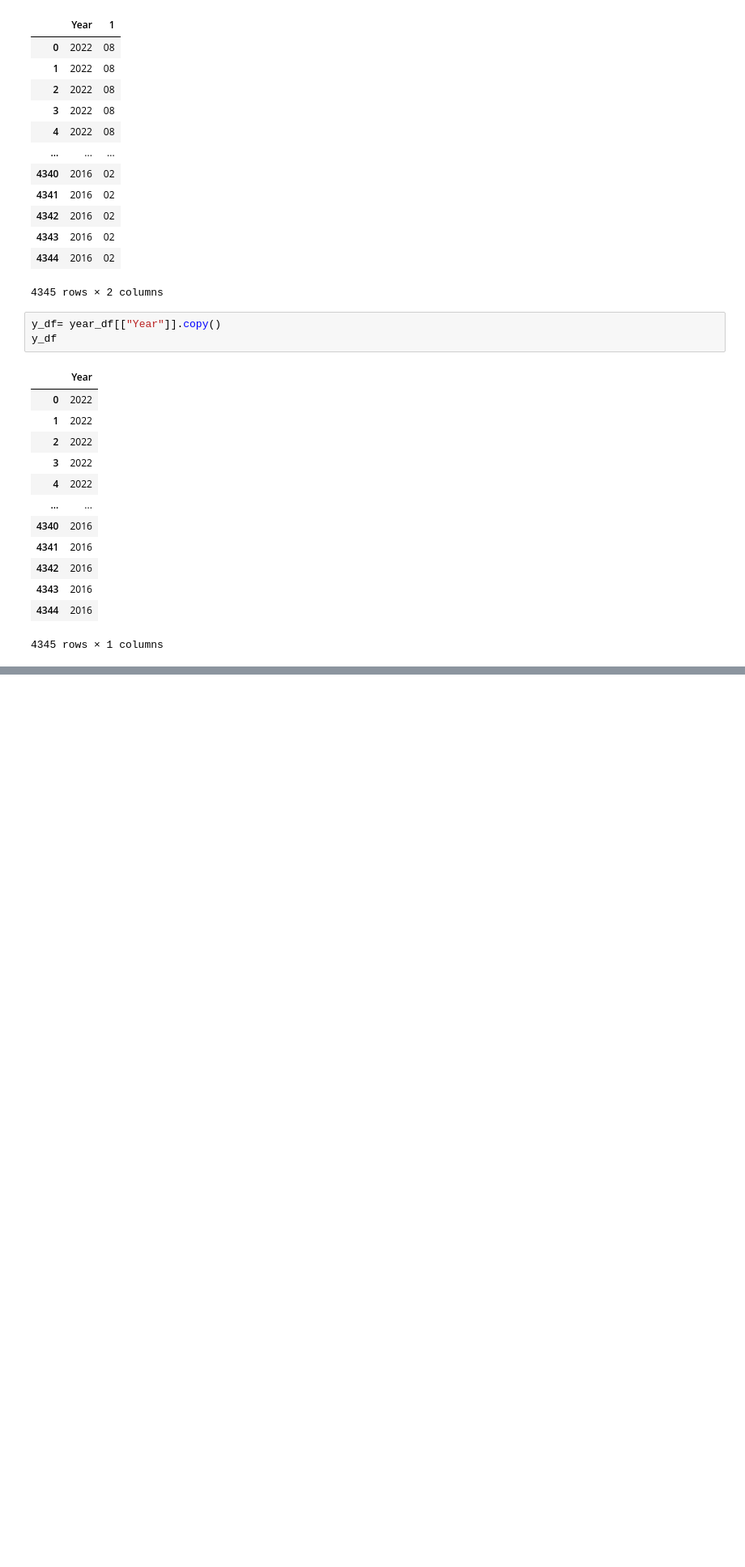
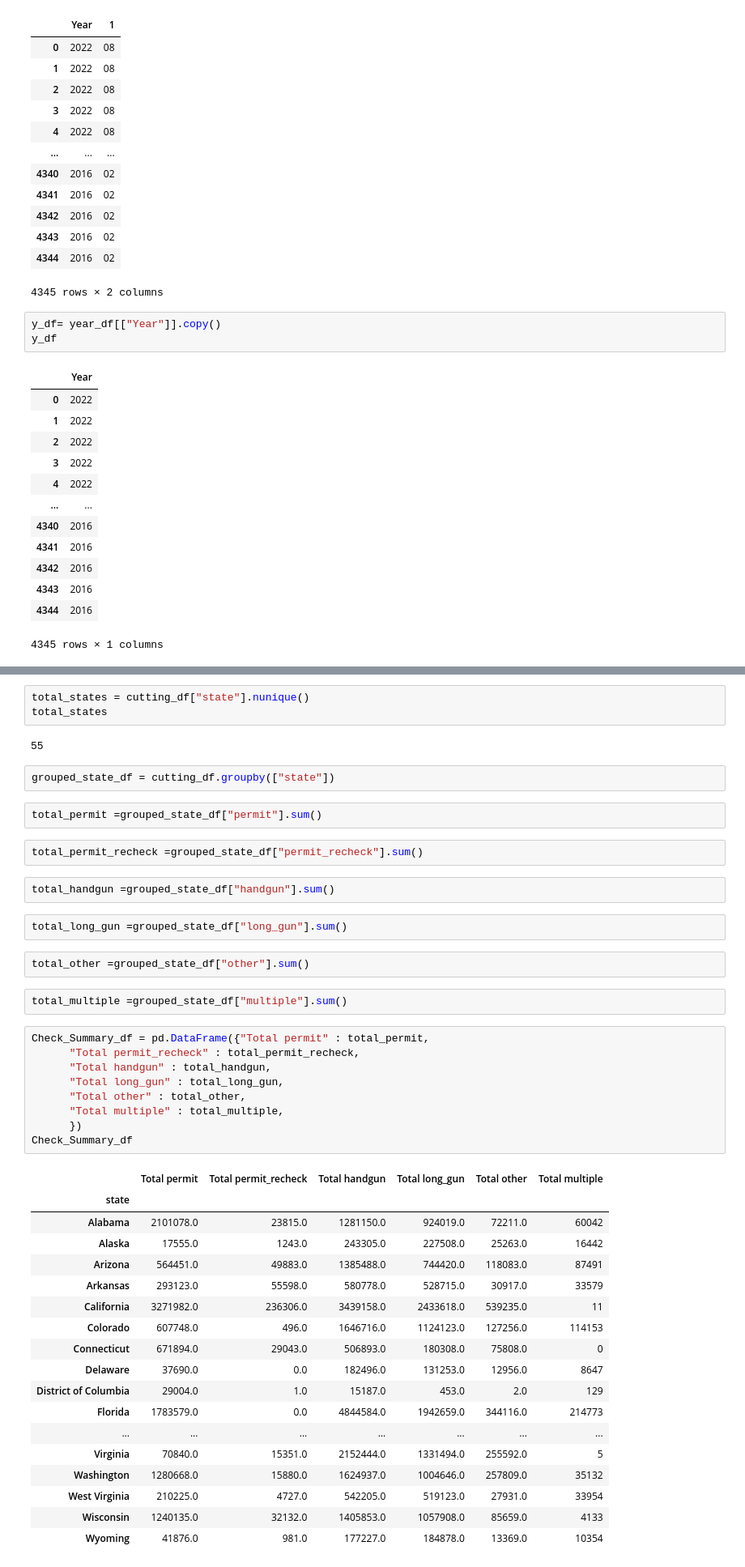
Before and after one commit to KWASSI09/Gun_Background_Check, a Jupyter notebook: Background_Clean.ipynb, the cells around one changed output, grey strips where cells are left out. Shown at 81% size. Saved outputs shown, nothing was run; the diff lists cells and outputs as text; blank space fills up the shorter version.

Commit message:
create the summary df

```diff
--- a/Background_Clean.ipynb
+++ b/Background_Clean.ipynb
@@ -109,0 +128,47 @@ reduced_df.join(y_df)
+# %%
+total_states = cutting_df["state"].nunique()
+total_states
+# %% [output]
+55
+# %%
+grouped_state_df = cutting_df.groupby(["state"])
+# %%
+total_permit =grouped_state_df["permit"].sum()
+# %%
+total_permit_recheck =grouped_state_df["permit_recheck"].sum()
+# %%
+total_handgun =grouped_state_df["handgun"].sum()
+# %%
+total_long_gun =grouped_state_df["long_gun"].sum()
+# %%
+total_other =grouped_state_df["other"].sum()
+# %%
+total_multiple =grouped_state_df["multiple"].sum()
+# %%
+Check_Summary_df = pd.DataFrame({"Total permit" : total_permit,
+      "Total permit_recheck" : total_permit_recheck,
+      "Total handgun" : total_handgun,
+      "Total long_gun" : total_long_gun,
+      "Total other" : total_other,
+      "Total multiple" : total_multiple,
+      })
+Check_Summary_df
+# %% [output]
+|  | Total permit | Total permit_recheck | Total handgun | Total long_gun | Total other | Total multiple |
+| state |  |  |  |  |  |  |
+| Alabama | 2101078.0 | 23815.0 | 1281150.0 | 924019.0 | 72211.0 | 60042 |
+| Alaska | 17555.0 | 1243.0 | 243305.0 | 227508.0 | 25263.0 | 16442 |
+| Arizona | 564451.0 | 49883.0 | 1385488.0 | 744420.0 | 118083.0 | 87491 |
+| Arkansas | 293123.0 | 55598.0 | 580778.0 | 528715.0 | 30917.0 | 33579 |
+| California | 3271982.0 | 236306.0 | 3439158.0 | 2433618.0 | 539235.0 | 11 |
+| Colorado | 607748.0 | 496.0 | 1646716.0 | 1124123.0 | 127256.0 | 114153 |
+| Connecticut | 671894.0 | 29043.0 | 506893.0 | 180308.0 | 75808.0 | 0 |
+| Delaware | 37690.0 | 0.0 | 182496.0 | 131253.0 | 12956.0 | 8647 |
+| District of Columbia | 29004.0 | 1.0 | 15187.0 | 453.0 | 2.0 | 129 |
+| Florida | 1783579.0 | 0.0 | 4844584.0 | 1942659.0 | 344116.0 | 214773 |
+| ... | ... | ... | ... | ... | ... | ... |
+| Virginia | 70840.0 | 15351.0 | 2152444.0 | 1331494.0 | 255592.0 | 5 |
+| Washington | 1280668.0 | 15880.0 | 1624937.0 | 1004646.0 | 257809.0 | 35132 |
+| West Virginia | 210225.0 | 4727.0 | 542205.0 | 519123.0 | 27931.0 | 33954 |
+| Wisconsin | 1240135.0 | 32132.0 | 1405853.0 | 1057908.0 | 85659.0 | 4133 |
+| Wyoming | 41876.0 | 981.0 | 177227.0 | 184878.0 | 13369.0 | 10354 |
```
Also changed, not shown: parts of 2 cells of this notebook.
